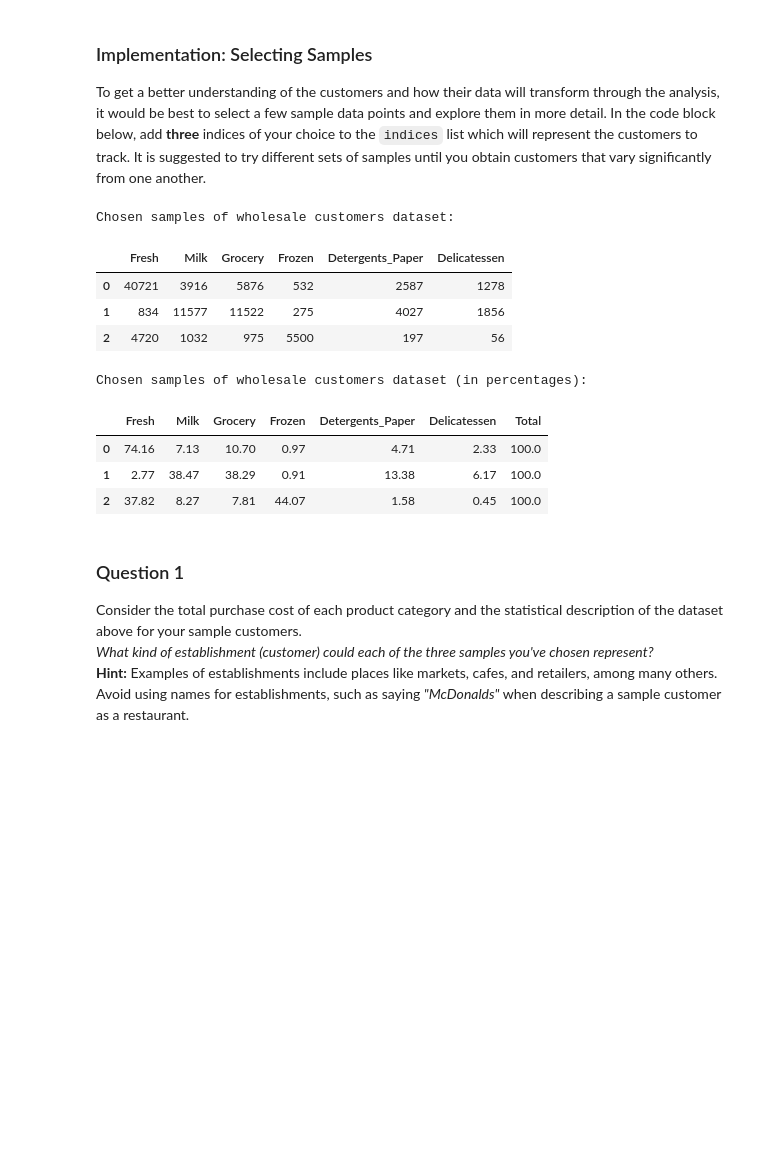
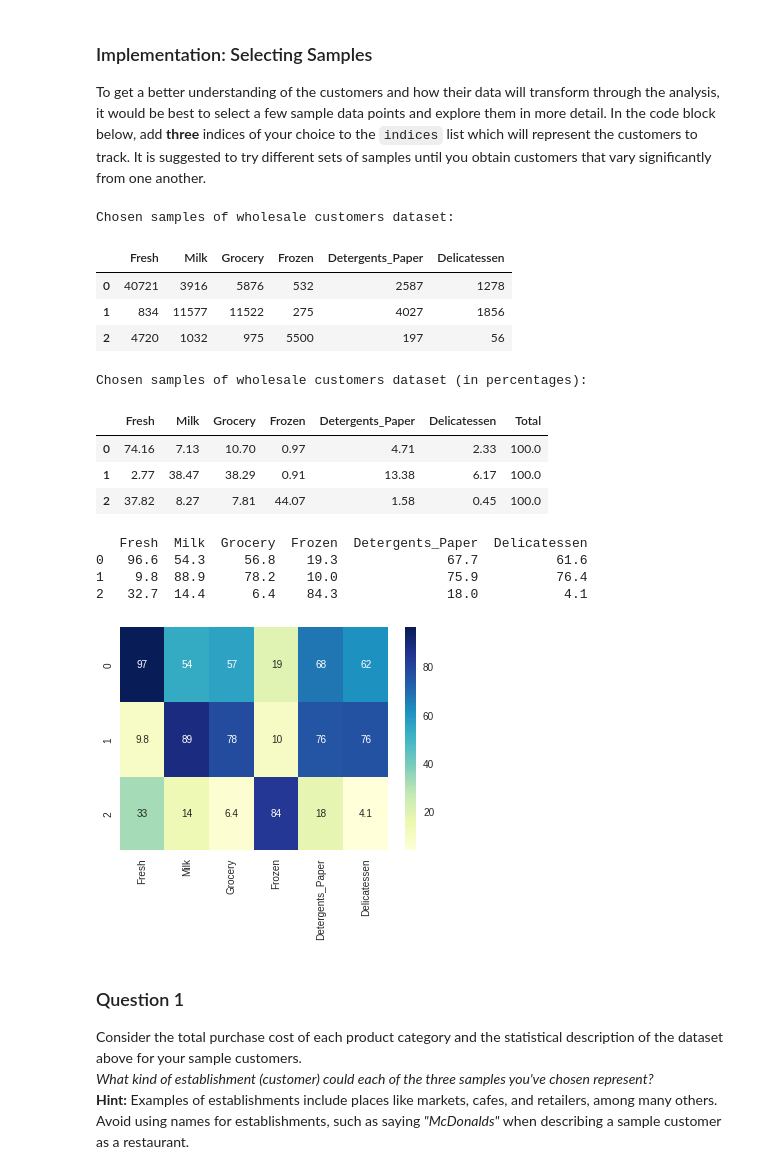
Before and after one commit to zelca/udacity-nd009-projects, a Jupyter notebook: projects/creating_customer_segments/customer_segments.ipynb, the cells around one changed output. Saved outputs shown, nothing was run; the diff lists cells and outputs as text; code cells hidden in the pictures; blank space fills up the shorter version.

```diff
--- a/projects/creating_customer_segments/customer_segments.ipynb
+++ b/projects/creating_customer_segments/customer_segments.ipynb
@@ -62,28 +68,40 @@ To get a better understanding of the customers and how their data will transform
 # %%
 # Select three indices of your choice you wish to sample from the dataset
 indices = [52, 189, 270]
 
 # Create a DataFrame of the chosen samples
-samples = pd.DataFrame(data.loc[indices], columns = data.keys()).reset_index(drop = True)
+samples = pd.DataFrame(data.loc[indices], columns = data.keys()).reset_index(drop=True)
 print "Chosen samples of wholesale customers dataset:"
 display(samples)
 
 samples_norm = samples.copy(deep=True)
 samples_norm['Total'] = samples_norm.sum(axis=1)
 samples_norm = samples_norm.apply(lambda s: (100 * s / s.Total).round(2), axis=1)
 print "Chosen samples of wholesale customers dataset (in percentages):"
 display(samples_norm)
+
+# Look at percentile ranks
+samples_pcts = 100. * data.rank(axis=0, pct=True).iloc[indices].round(decimals=3).reset_index(drop=True)
+print samples_pcts
+
+# Visualize percentiles with heatmap
+_ = sns.heatmap(samples_pcts, annot=True, cmap='YlGnBu')
 # %% [output]
 Chosen samples of wholesale customers dataset:
 |  | Fresh | Milk | Grocery | Frozen | Detergents_Paper | Delicatessen |
 | 0 | 40721 | 3916 | 5876 | 532 | 2587 | 1278 |
 | 1 | 834 | 11577 | 11522 | 275 | 4027 | 1856 |
 | 2 | 4720 | 1032 | 975 | 5500 | 197 | 56 |
 Chosen samples of wholesale customers dataset (in percentages):
 |  | Fresh | Milk | Grocery | Frozen | Detergents_Paper | Delicatessen | Total |
 | 0 | 74.16 | 7.13 | 10.70 | 0.97 | 4.71 | 2.33 | 100.0 |
 | 1 | 2.77 | 38.47 | 38.29 | 0.91 | 13.38 | 6.17 | 100.0 |
 | 2 | 37.82 | 8.27 | 7.81 | 44.07 | 1.58 | 0.45 | 100.0 |
+   Fresh  Milk  Grocery  Frozen  Detergents_Paper  Delicatessen
+0   96.6  54.3     56.8    19.3              67.7          61.6
+1    9.8  88.9     78.2    10.0              75.9          76.4
+2   32.7  14.4      6.4    84.3              18.0           4.1
+[figure, added]
 # %% [markdown]
 ### Question 1
 Consider the total purchase cost of each product category and the statistical description of the dataset above for your sample customers.
```
Also changed, not shown: parts of 17 cells of this notebook, 1 other file.
